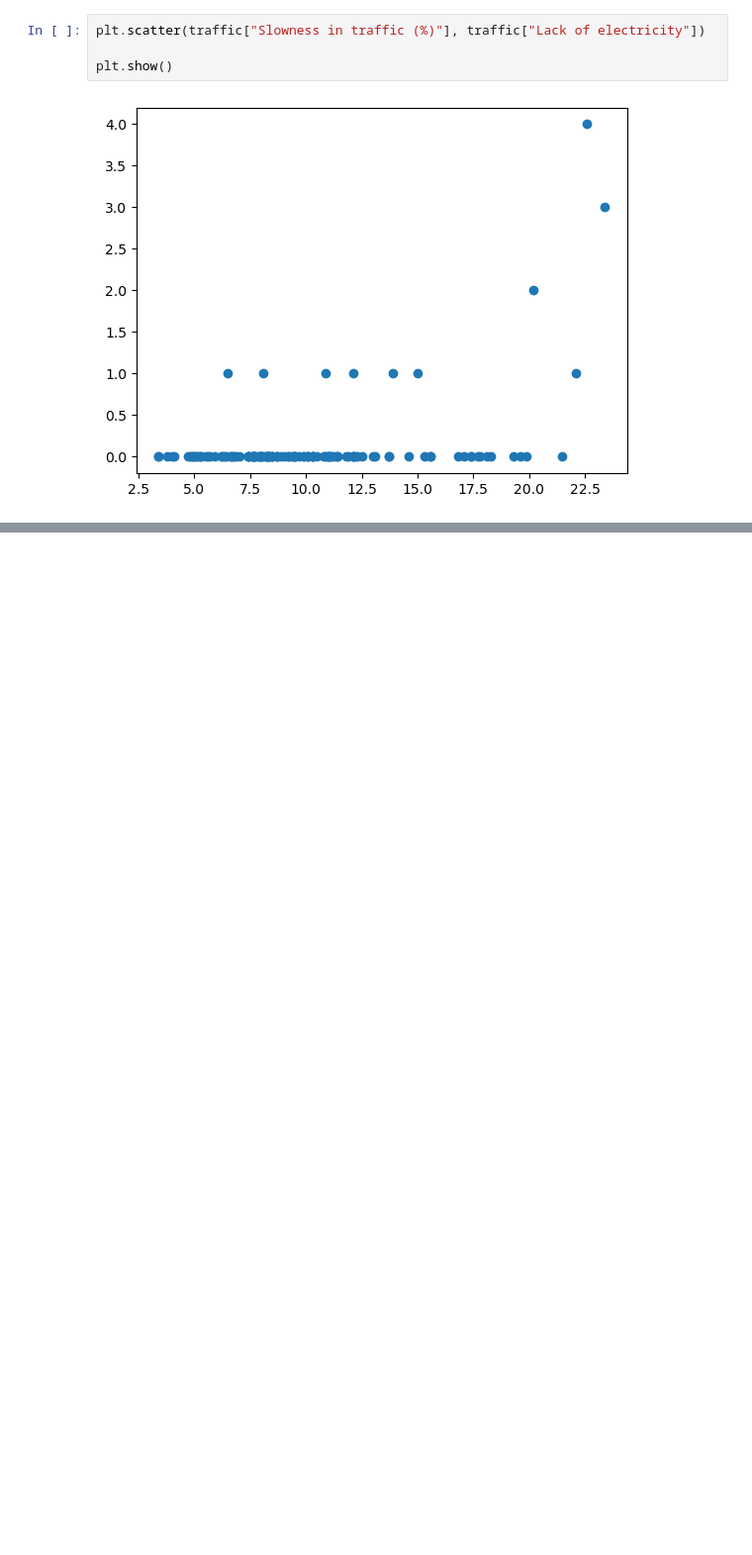
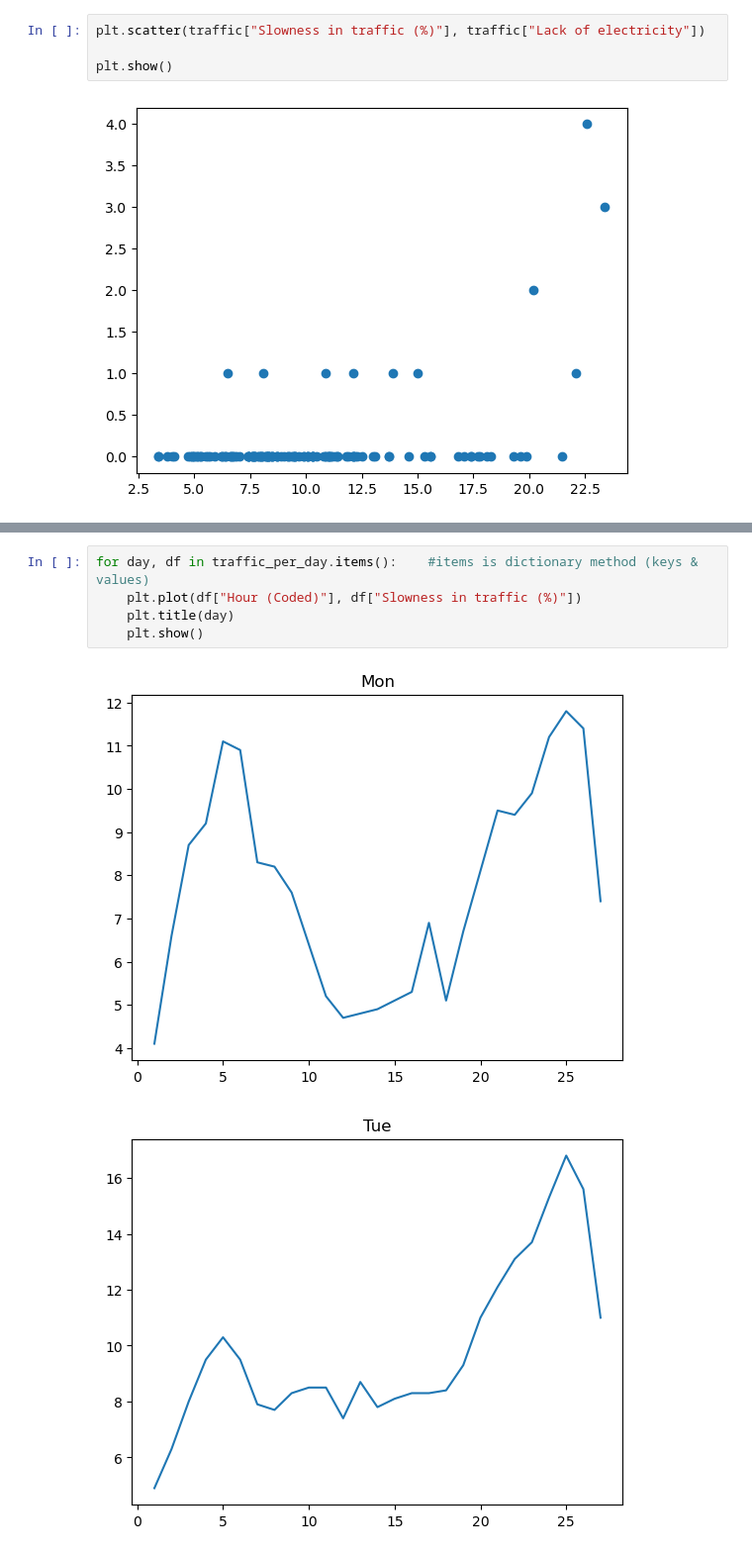
Before and after one commit to FaraSurani/Data-Visualization, a Jupyter notebook: 5 Traffic Data Visualization.ipynb, the cells around one changed output, grey strips where cells are left out. Shown at 99% size. Cells and saved outputs as stored; diff of their text form; blank space fills up the shorter version.

```diff
--- a/5 Traffic Data Visualization.ipynb
+++ b/5 Traffic Data Visualization.ipynb
@@ -507,0 +814,8 @@ plt.show()
+# %%
+for day, df in traffic_per_day.items():    #items is dictionary method (keys & values)
+    plt.plot(df["Hour (Coded)"], df["Slowness in traffic (%)"])
+    plt.title(day)
+    plt.show()
+# %% [output]
+[figure, added]
+[figure, added]
```
Also changed, not shown: parts of 42 cells of this notebook.
